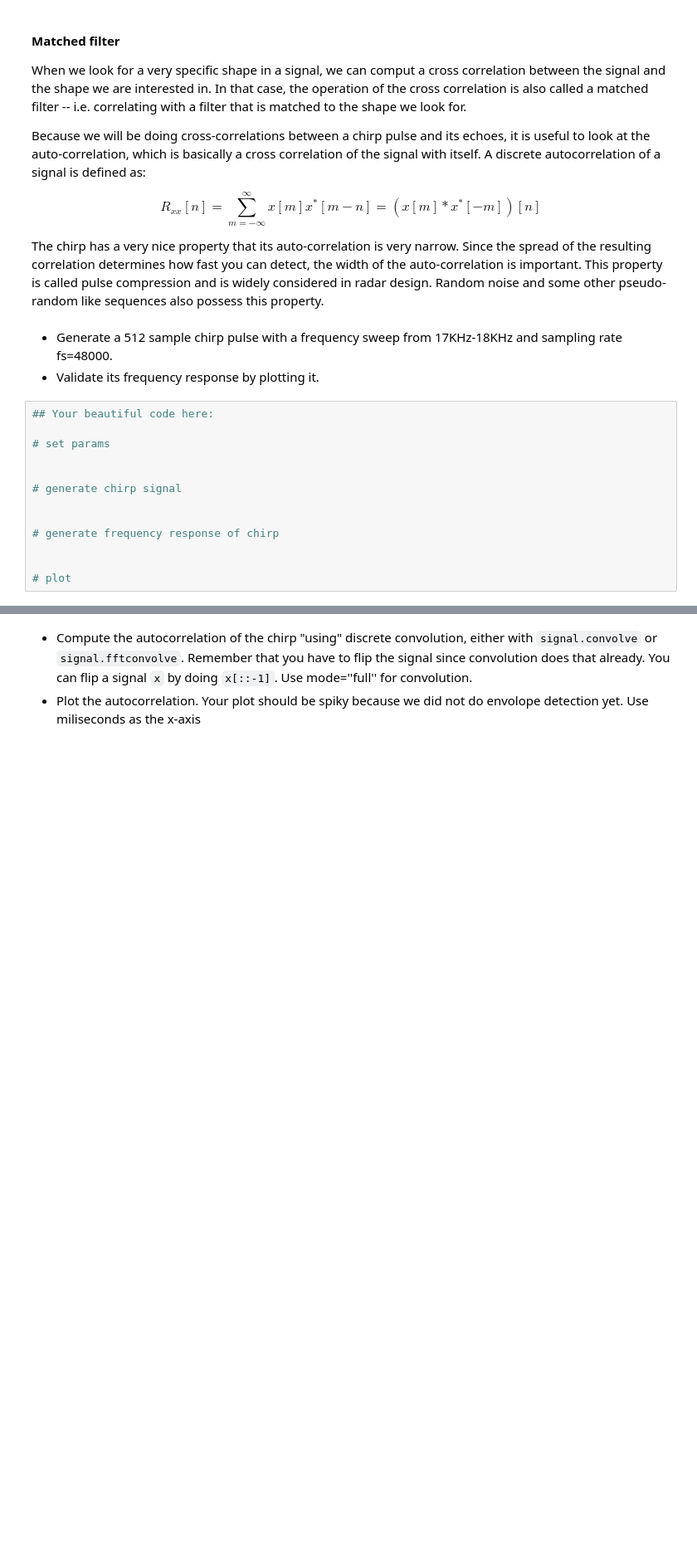
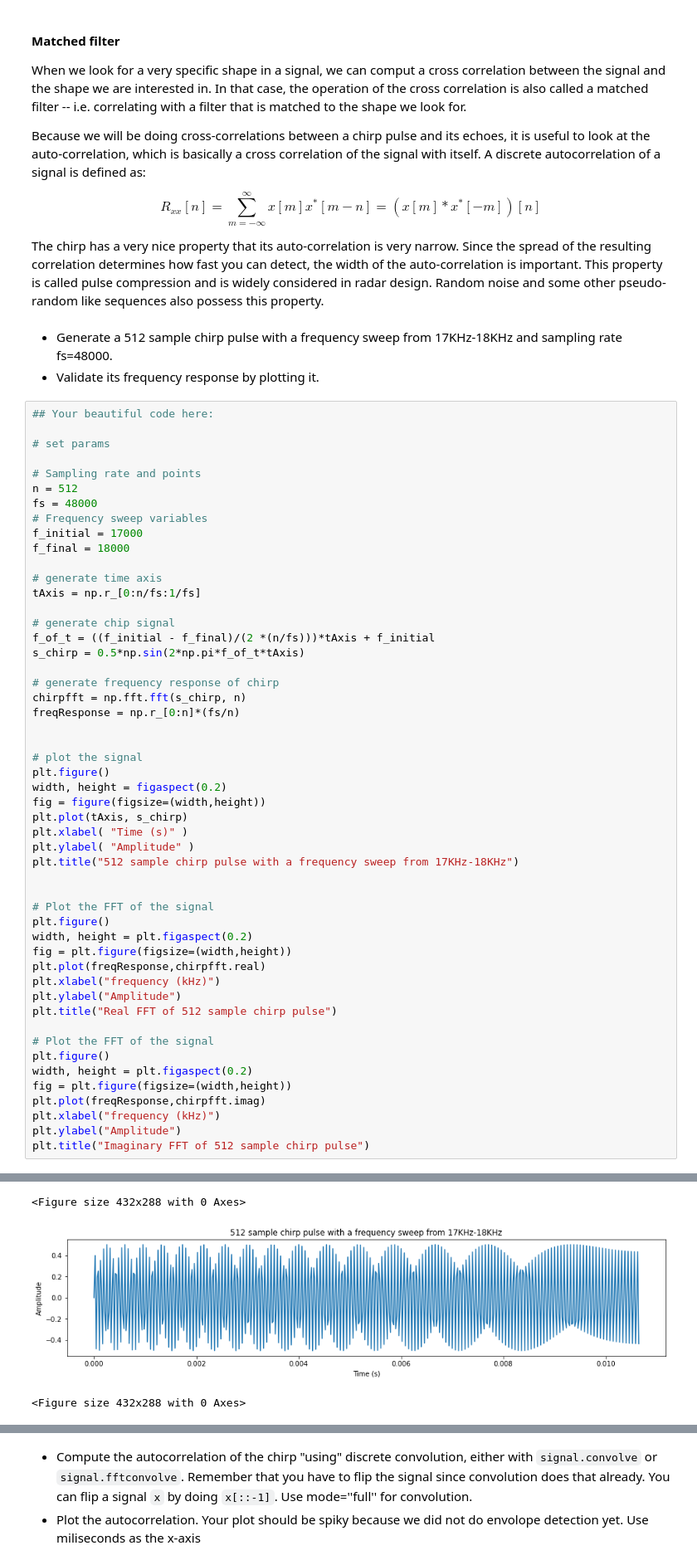
Before and after one commit to EricNRodriguez/ELEC3305_sonar, a Jupyter notebook: sonarpackage/TimeDomain-Sonar.ipynb, the cells around one changed output, grey strips where cells are left out. Shown at 83% size. Saved outputs shown, nothing was run; the diff lists cells and outputs as text; blank space fills up the shorter version.

```diff
--- a/sonarpackage/TimeDomain-Sonar.ipynb
+++ b/sonarpackage/TimeDomain-Sonar.ipynb
@@ -337,16 +333,55 @@ The chirp has a very nice property that its auto-correlation is very narrow. Sin
 # %% [markdown]
 * Generate a 512 sample chirp pulse with a frequency sweep from 17KHz-18KHz and sampling rate fs=48000.
 * Validate its frequency response by plotting it.
-# %%
-## Your beautiful code here:
-
-# set params
-
-
-# generate chirp signal
-
-
-# generate frequency response of chirp
-
-
-# plot
+# %%
+## Your beautiful code here:
+
+# set params
+
+# Sampling rate and points
+n = 512
+fs = 48000
+# Frequency sweep variables
+f_initial = 17000
+f_final = 18000
+
+# generate time axis
+tAxis = np.r_[0:n/fs:1/fs]
+
+# generate chip signal
+f_of_t = ((f_initial - f_final)/(2 *(n/fs)))*tAxis + f_initial
+s_chirp = 0.5*np.sin(2*np.pi*f_of_t*tAxis)
+
+# generate frequency response of chirp
+chirpfft = np.fft.fft(s_chirp, n)
+freqResponse = np.r_[0:n]*(fs/n)
+
+
+# plot the signal
+plt.figure()
+width, height = figaspect(0.2)
+fig = figure(figsize=(width,height))
+plt.plot(tAxis, s_chirp)
+plt.xlabel( "Time (s)" )
+plt.ylabel( "Amplitude" )
+plt.title("512 sample chirp pulse with a frequency sweep from 17KHz-18KHz")
+
+
+# Plot the FFT of the signal
+plt.figure()
+width, height = plt.figaspect(0.2)
+fig = plt.figure(figsize=(width,height))
+plt.plot(freqResponse,chirpfft.real)
+plt.xlabel("frequency (kHz)")
+plt.ylabel("Amplitude")
+plt.title("Real FFT of 512 sample chirp pulse")
+
+# Plot the FFT of the signal
+plt.figure()
+width, height = plt.figaspect(0.2)
+fig = plt.figure(figsize=(width,height))
+plt.plot(freqResponse,chirpfft.imag)
+plt.xlabel("frequency (kHz)")
+plt.ylabel("Amplitude")
+plt.title("Imaginary FFT of 512 sample chirp pulse")
+# %% [output]
@@ -352,0 +389,3 @@ The chirp has a very nice property that its auto-correlation is very narrow. Sin
+<Figure size 432x288 with 0 Axes>
+[figure, added]
+<Figure size 432x288 with 0 Axes>
```
Also changed, not shown: parts of 5 cells of this notebook.
